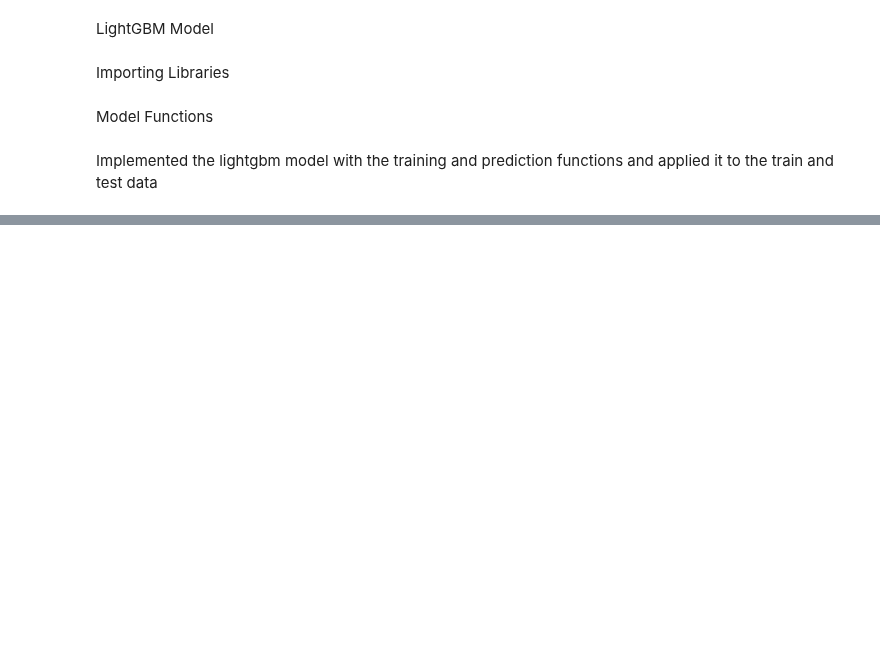
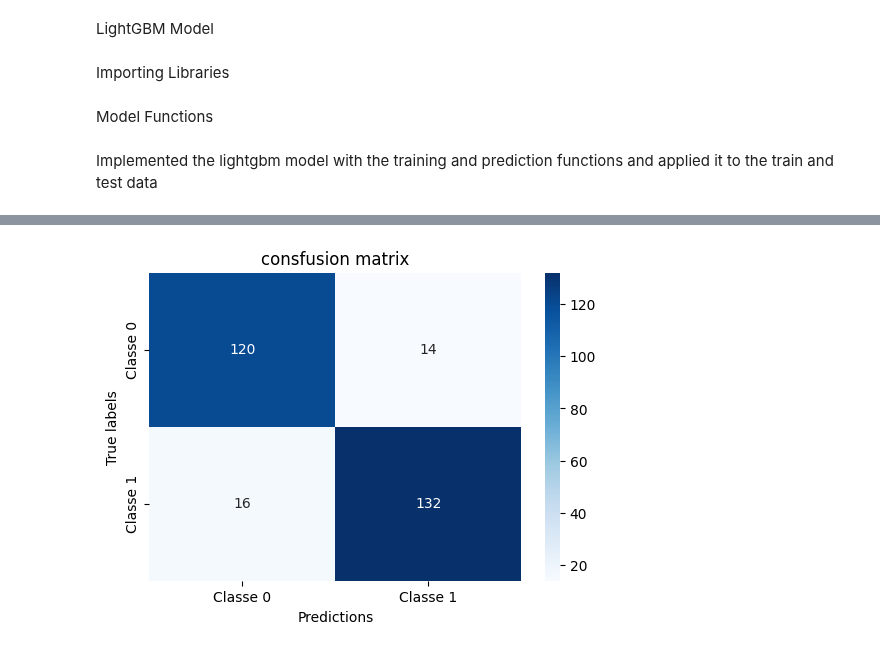
Before and after one commit to abdelaziz-belhachmi/Parkinson_Disease_Classification, a Jupyter notebook: notebooks/ML Models/LightGBM/lightGBM_scratch.ipynb, the cells around one changed output, grey strips where cells are left out. Saved outputs shown, nothing was run; the diff lists cells and outputs as text; code cells hidden in the pictures; blank space fills up the shorter version.

```diff
--- a/notebooks/ML Models/LightGBM/lightGBM_scratch.ipynb
+++ b/notebooks/ML Models/LightGBM/lightGBM_scratch.ipynb
@@ -236,0 +251,12 @@ Accuracy sur le jeu de test : 81.21%
+# %%
+conf_matrix = confusion_matrix(y_test1, (y_pred_test1 >= 0.5).astype(int))
+
+# Plotting the confusion matrix
+plt.figure(figsize=(6, 4))
+sns.heatmap(conf_matrix, annot=True, fmt='d', cmap='Blues', xticklabels=["Classe 0", "Classe 1"], yticklabels=["Classe 0", "Classe 1"])
+plt.title("consfusion matrix")
+plt.xlabel("Predictions")
+plt.ylabel("True labels")
+plt.show()
+# %% [output]
+[figure, added]
```
Also changed, not shown: parts of 11 cells of this notebook, 3 other files.
